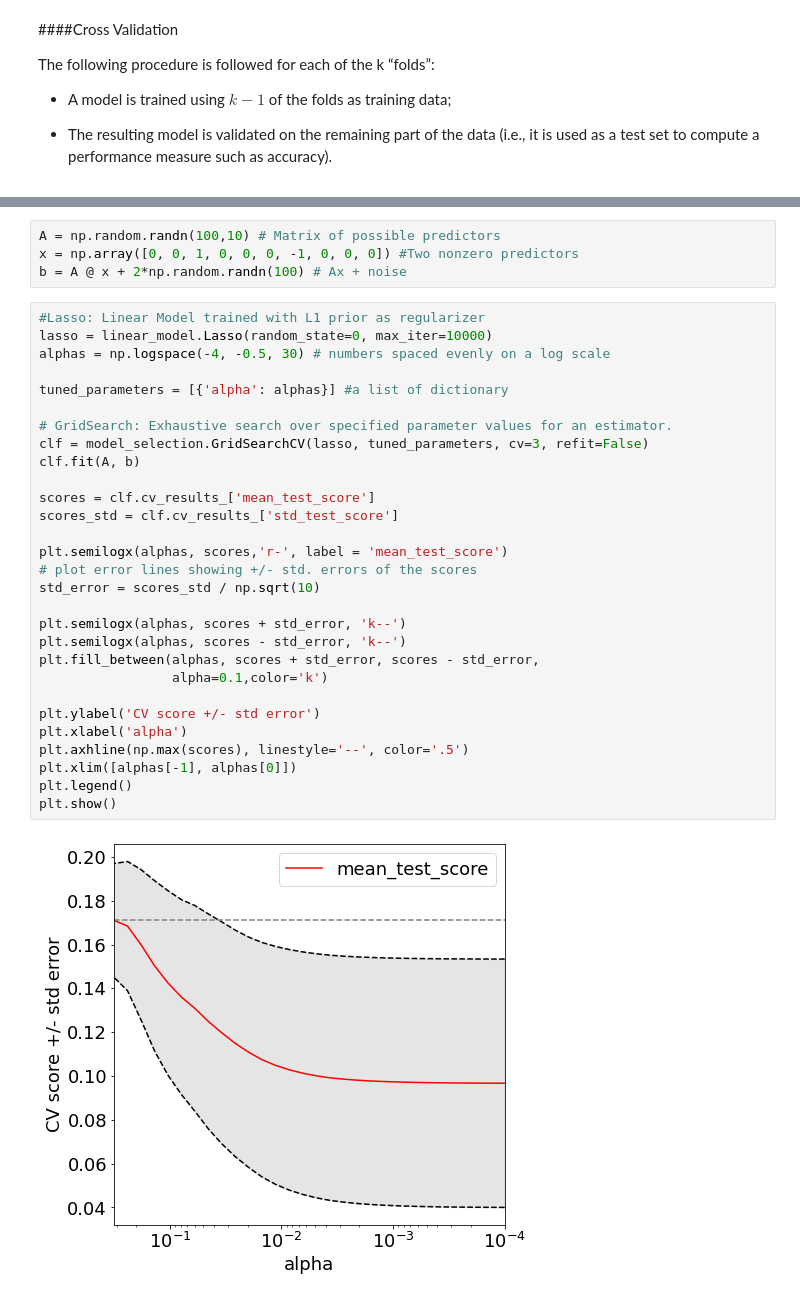
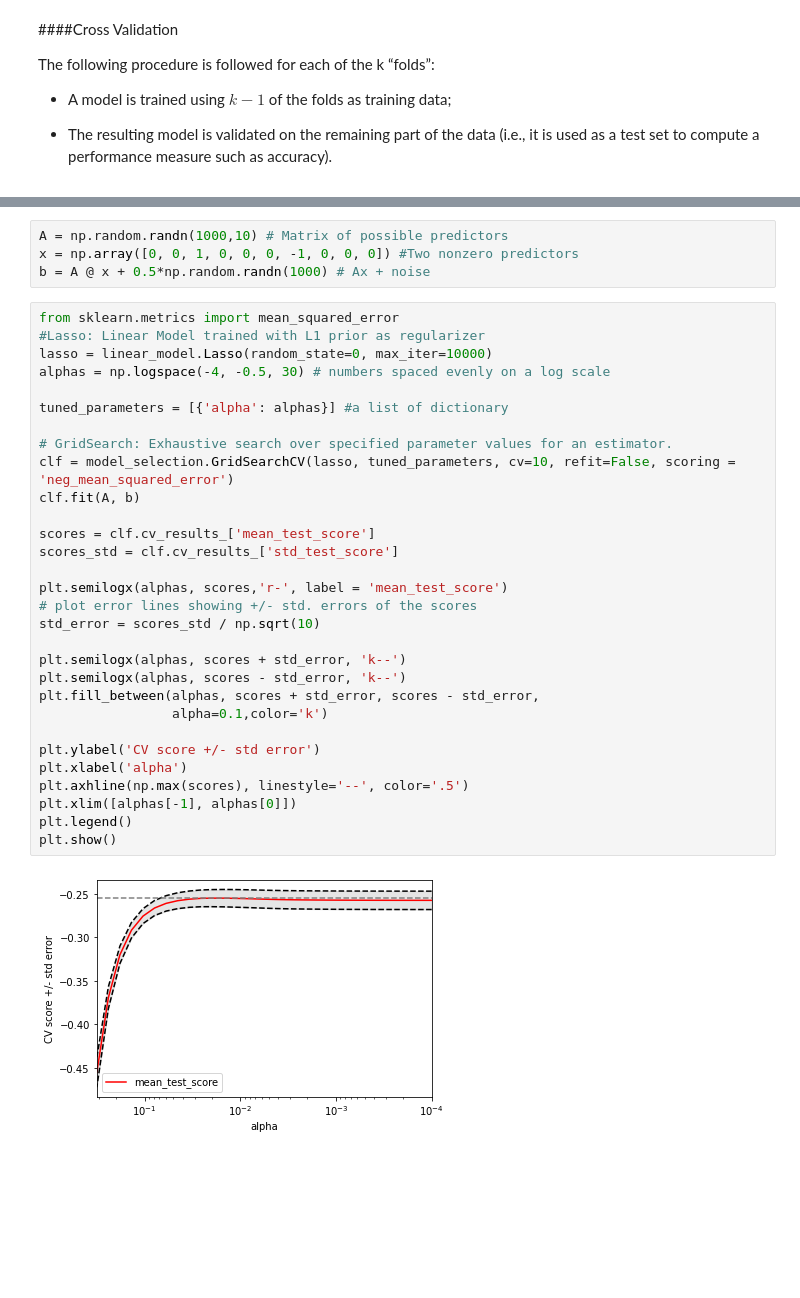
Before and after one commit to afrojaakter/Pattern-Recognition, a Jupyter notebook: RobustRegression&&Lasso.ipynb, the cells around one changed output, grey strips where cells are left out. Saved outputs shown, nothing was run; the diff lists cells and outputs as text; blank space fills up the shorter version.

```diff
--- a/RobustRegression&&Lasso.ipynb
+++ b/RobustRegression&&Lasso.ipynb
@@ -71,40 +71,41 @@ The following procedure is followed for each of the k “folds”:
 # %% [markdown]
 ![image.png](embedded-picture-1)
 # %%
-A = np.random.randn(100,10) # Matrix of possible predictors
+A = np.random.randn(1000,10) # Matrix of possible predictors
 x = np.array([0, 0, 1, 0, 0, 0, -1, 0, 0, 0]) #Two nonzero predictors
-b = A @ x + 2*np.random.randn(100) # Ax + noise
+b = A @ x + 0.5*np.random.randn(1000) # Ax + noise
 # %%
+from sklearn.metrics import mean_squared_error
 #Lasso: Linear Model trained with L1 prior as regularizer
 lasso = linear_model.Lasso(random_state=0, max_iter=10000)
 alphas = np.logspace(-4, -0.5, 30) # numbers spaced evenly on a log scale
 
 tuned_parameters = [{'alpha': alphas}] #a list of dictionary
 
 # GridSearch: Exhaustive search over specified parameter values for an estimator.
-clf = model_selection.GridSearchCV(lasso, tuned_parameters, cv=3, refit=False)
+clf = model_selection.GridSearchCV(lasso, tuned_parameters, cv=10, refit=False, scoring = 'neg_mean_squared_error')
 clf.fit(A, b)
 
 scores = clf.cv_results_['mean_test_score']
 scores_std = clf.cv_results_['std_test_score']
 
 plt.semilogx(alphas, scores,'r-', label = 'mean_test_score')
 # plot error lines showing +/- std. errors of the scores
 std_error = scores_std / np.sqrt(10)
 
 plt.semilogx(alphas, scores + std_error, 'k--')
 plt.semilogx(alphas, scores - std_error, 'k--')
 plt.fill_between(alphas, scores + std_error, scores - std_error,
                  alpha=0.1,color='k')
 
 plt.ylabel('CV score +/- std error')
 plt.xlabel('alpha')
 plt.axhline(np.max(scores), linestyle='--', color='.5')
 plt.xlim([alphas[-1], alphas[0]])
 plt.legend()
 plt.show()
 # %% [output]
-[figure, old version]
+[figure, new version]
 # %%
 xL2 = np.linalg.pinv(A) @ b #pseudo inverse
 XL1 = linear_model.Lasso(alpha=clf.best_params_['alpha'])
```
Also changed, not shown: parts of 4 cells of this notebook.
